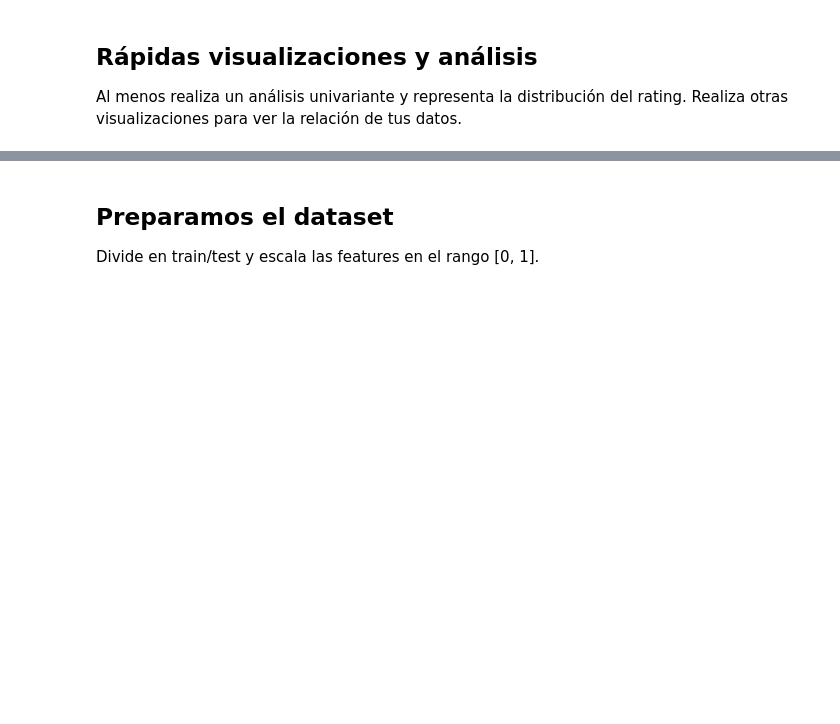
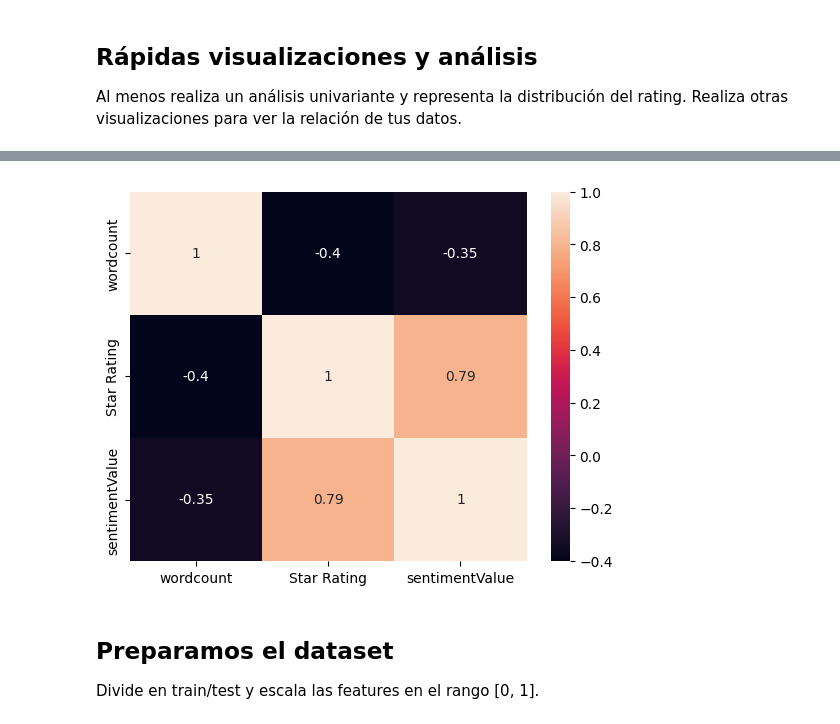
Before and after one commit to Mlcruz9/DS_TheBridgeBBK_SBIL2023, a Jupyter notebook: 3-Machine_Learning/1-Supervisado/3-RegorClass/7-KNN/ejercicios/Ejercicio_k-NearestNeighbor.ipynb, the cells around one changed output, grey strips where cells are left out. Cells and saved outputs as stored; diff of their text form; code cells hidden in the pictures; blank space fills up the shorter version.

```diff
--- a/3-Machine_Learning/1-Supervisado/3-RegorClass/7-KNN/ejercicios/Ejercicio_k-NearestNeighbor.ipynb
+++ b/3-Machine_Learning/1-Supervisado/3-RegorClass/7-KNN/ejercicios/Ejercicio_k-NearestNeighbor.ipynb
@@ -24,3 +49,7 @@ Al menos realiza un análisis univariante y representa la distribución del rati
+# %%
+sns.heatmap(df.corr(), annot= True);
+# %% [output]
+[figure, added]
 # %% [markdown]
 ## Preparamos el dataset
 Divide en train/test y escala las features en el rango [0, 1].
```
Also changed, not shown: parts of 17 cells of this notebook, 22 other files.
